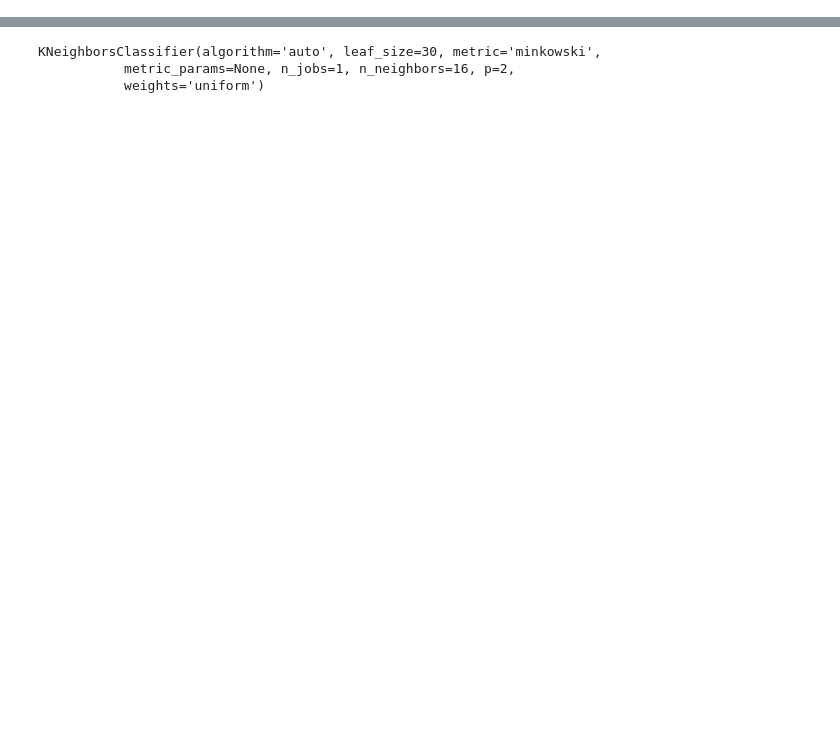
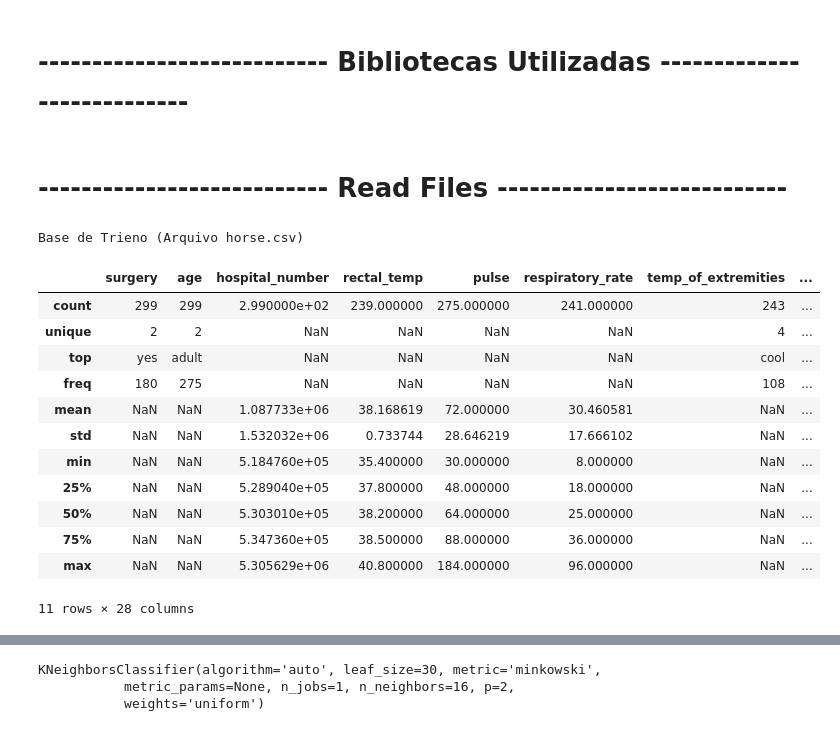
Before and after one commit to acresende/data-mining-puc-final-task, a Jupyter notebook: Data-Mining-Horse-Final.ipynb, the cells around one changed output, grey strips where cells are left out. Cells and saved outputs as stored; diff of their text form; code cells hidden in the pictures; blank space fills up the shorter version.

```diff
--- a/Data-Mining-Horse-Final.ipynb
+++ b/Data-Mining-Horse-Final.ipynb
@@ -1,3 +1,5 @@
+# %% [markdown]
+# --------------------------- Bibliotecas Utilizadas ---------------------------
 # %%
 %matplotlib inline
 from sklearn.model_selection import train_test_split
@@ -13,3 +15,32 @@ import matplotlib.pyplot as plt
 import numpy as np
 
 pd.options.display.max_rows = 999
+# %% [markdown]
+# --------------------------- Read Files ---------------------------
+# %%
+# Load in the data with `read_csv()`
+horsesDataSet = pd.read_csv('horse.csv', header=0, delimiter=',')
+
+horsesDataSetTest = pd.read_csv("horseTest.csv", header=0, delimiter=',')
+
+#description of dataSet
+descriptionHorsesDataSet = horsesDataSet.describe(include='all')
+descriptionHorsesDataSetTest = horsesDataSetTest.describe(include='all')
+# %%
+print('Base de Trieno (Arquivo horse.csv)\n')
+descriptionHorsesDataSet
+# %% [output]
+Base de Trieno (Arquivo horse.csv)
+|  | surgery | age | hospital_number | rectal_temp | pulse | respiratory_rate | temp_of_extremities | ... |
+| count | 299 | 299 | 2.990000e+02 | 239.000000 | 275.000000 | 241.000000 | 243 | ... |
+| unique | 2 | 2 | NaN | NaN | NaN | NaN | 4 | ... |
+| top | yes | adult | NaN | NaN | NaN | NaN | cool | ... |
+| freq | 180 | 275 | NaN | NaN | NaN | NaN | 108 | ... |
+| mean | NaN | NaN | 1.087733e+06 | 38.168619 | 72.000000 | 30.460581 | NaN | ... |
+| std | NaN | NaN | 1.532032e+06 | 0.733744 | 28.646219 | 17.666102 | NaN | ... |
+| min | NaN | NaN | 5.184760e+05 | 35.400000 | 30.000000 | 8.000000 | NaN | ... |
+| 25% | NaN | NaN | 5.289040e+05 | 37.800000 | 48.000000 | 18.000000 | NaN | ... |
+| 50% | NaN | NaN | 5.303010e+05 | 38.200000 | 64.000000 | 25.000000 | NaN | ... |
+| 75% | NaN | NaN | 5.347360e+05 | 38.500000 | 88.000000 | 36.000000 | NaN | ... |
+| max | NaN | NaN | 5.305629e+06 | 40.800000 | 184.000000 | 96.000000 | NaN | ... |
+11 rows × 28 columns
```
Also changed, not shown: parts of 37 cells of this notebook, 2 other files.
